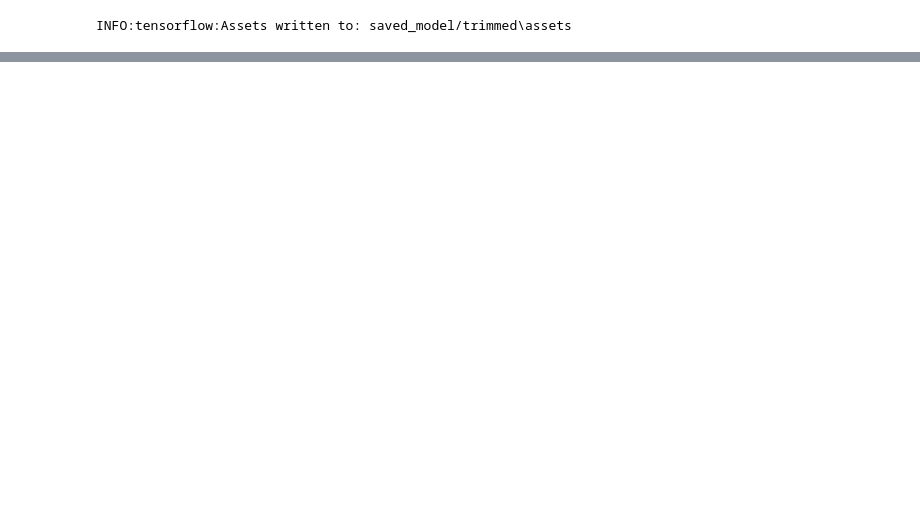
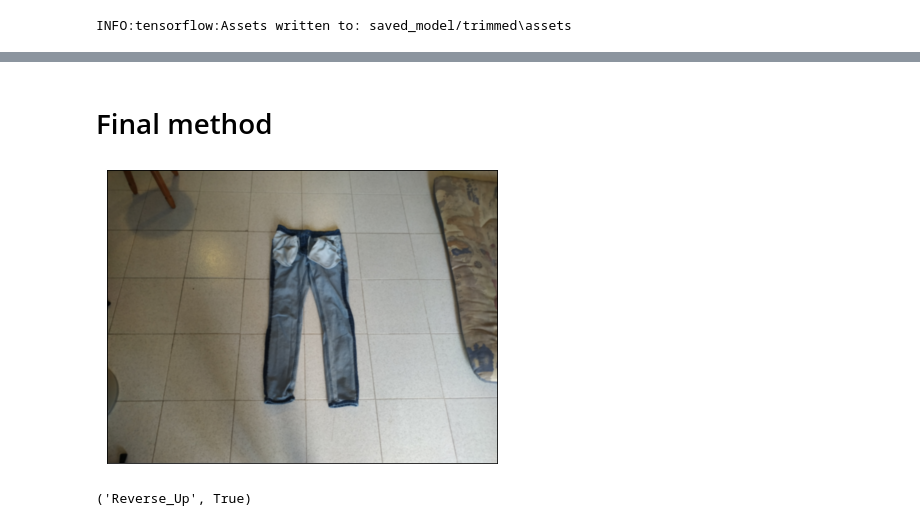
Before and after one commit to ensapra/TreballFinaldeGrau, a Jupyter notebook: ComputerVision/Part A Improved.ipynb, the cells around one changed output, grey strips where cells are left out. Saved outputs shown, nothing was run; the diff lists cells and outputs as text; code cells hidden in the pictures; blank space fills up the shorter version.

```diff
--- a/ComputerVision/Part A Improved.ipynb
+++ b/ComputerVision/Part A Improved.ipynb
@@ -452,3 +529,19 @@ if(arePants):
+# %%
+def pantsCheck1(image):
+    imageCut, imageDown, imageMask,_ = extractBKG1(image,  x1 = x1, x2 = x2,y1 = y1, y2 = y2)
+    corners, arePants = extractPantsOutline(imageDown,imageMask, 5)
+    if(arePants):
+        finalWarpedImage = getTopPants(imageCut, imageDown, imageMask, corners, scalingFactor)
+        return finalWarpedImage, True
+    return image, False
+# %%
+def pantsCheck2(image):
+    imageCut, imageDown, imageMask,_ = extractBKG2(image,  x1 = x1, x2 = x2,y1 = y1, y2 = y2)
+    corners, arePants = extractPantsOutline(imageDown,imageMask, 5)
+    if(arePants):
+        finalWarpedImage = getTopPants(imageCut, imageDown, imageMask, corners, scalingFactor)
+        return finalWarpedImage, True
+    return image, False
 # %% [markdown]
 # Saving images
 # %%
@@ -742,0 +832,33 @@ Confusion matrix, without normalization
+# %% [markdown]
+# Final method
+# %%
+TargetPicture = r'Data\NewDataset\Reverse_Up\1652615425124.jpg'
+# %%
+def predictPants(route):
+    model = models.load_model('saved_model/trimmed')
+    image = cv2.imread(route)
+    showimage(image)
+    pantsPic, arePants = pantsCheck1(image)
+    if(arePants == False):
+        pantsPic, arePants = pantsCheck2(image)
+    if(arePants != False):
+        reshaped = cv2.resize(pantsPic, dsize = (WIDTH, HEIGHT),interpolation= cv2.INTER_LINEAR)
+        reshaped = reshaped.reshape(1, WIDTH, HEIGHT, 3)
+        prediction = model.predict(reshaped)
+        prediction = np.argmax(prediction, axis=-1)
+        if(prediction == 0):
+            typePants = "Reverse_Down"
+        elif(prediction == 1):
+            typePants = "Reverse_Up"
+        elif(prediction == 2):
+            typePants = "Right_Down"
+        else:
+            typePants = "Right_Up"
+        return typePants, True
+    return "Not Pants", False
+# %%
+pantsType = predictPants(TargetPicture)
+print(pantsType)
+# %% [output]
+[figure, added]
+('Reverse_Up', True)
```
Also changed, not shown: parts of 20 cells of this notebook.
